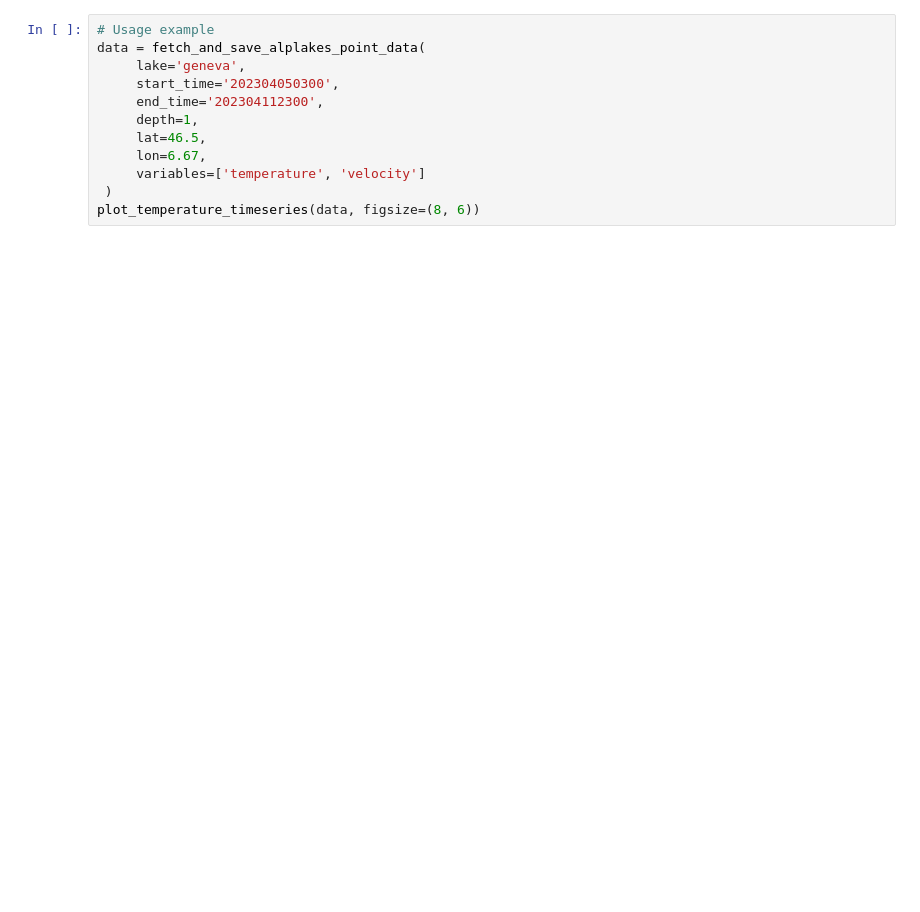
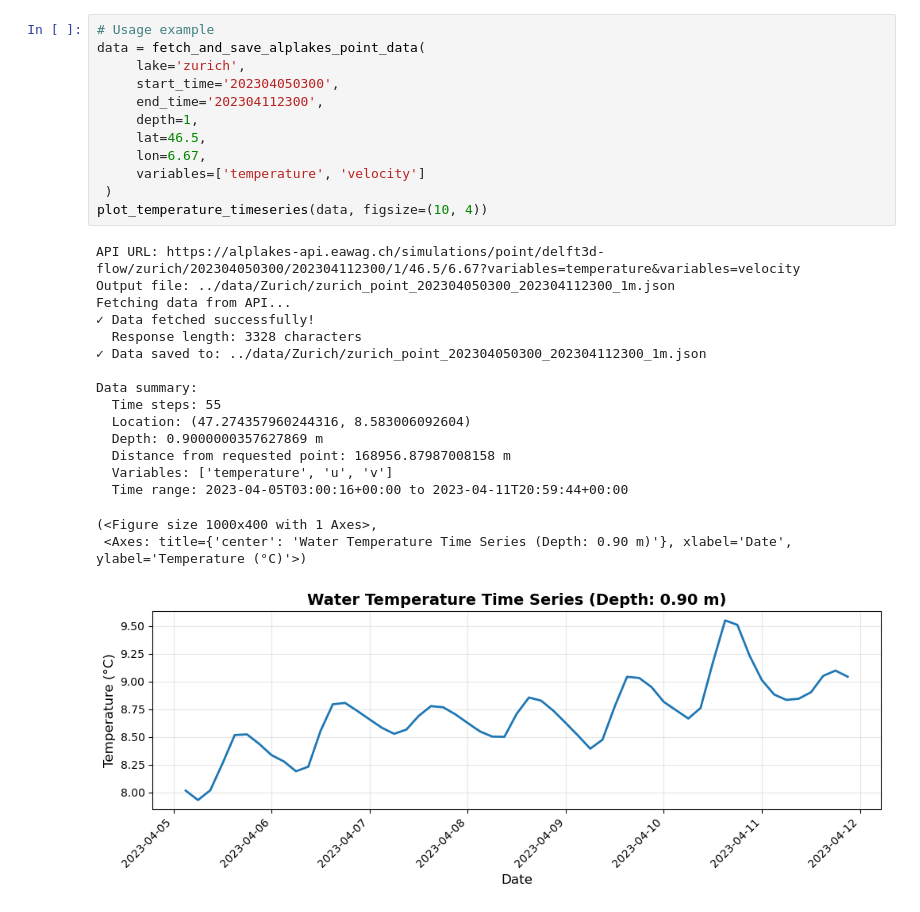
Before and after one commit to damienbouffard/Peak_alplakes, a Jupyter notebook: scripts/3D_visualisation_map.ipynb, the cells around one changed output. Saved outputs shown, nothing was run; the diff lists cells and outputs as text; blank space fills up the shorter version.

```diff
--- a/scripts/3D_visualisation_map.ipynb
+++ b/scripts/3D_visualisation_map.ipynb
@@ -77,13 +55,31 @@ Data summary:
 # %%
 # Usage example
 data = fetch_and_save_alplakes_point_data(
-     lake='geneva',
+     lake='zurich',
      start_time='202304050300',
      end_time='202304112300',
      depth=1,
      lat=46.5,
      lon=6.67,
      variables=['temperature', 'velocity']
  )
-plot_temperature_timeseries(data, figsize=(8, 6))
+plot_temperature_timeseries(data, figsize=(10, 4))
+# %% [output]
+API URL: https://alplakes-api.eawag.ch/simulations/point/delft3d-flow/zurich/202304050300/202304112300/1/46.5/6.67?variables=temperature&variables=velocity
+Output file: ../data/Zurich/zurich_point_202304050300_202304112300_1m.json
+Fetching data from API...
+✓ Data fetched successfully!
+  Response length: 3328 characters
+✓ Data saved to: ../data/Zurich/zurich_point_202304050300_202304112300_1m.json
+
+Data summary:
+  Time steps: 55
+  Location: (47.274357960244316, 8.583006092604)
+  Depth: 0.9000000357627869 m
+  Distance from requested point: 168956.87987008158 m
+  Variables: ['temperature', 'u', 'v']
+  Time range: 2023-04-05T03:00:16+00:00 to 2023-04-11T20:59:44+00:00
+(<Figure size 1000x400 with 1 Axes>,
+ <Axes: title={'center': 'Water Temperature Time Series (Depth: 0.90 m)'}, xlabel='Date', ylabel='Temperature (°C)'>)
+[figure, added]
 # %%
```
Also changed, not shown: parts of 10 cells of this notebook, 1 other file.
